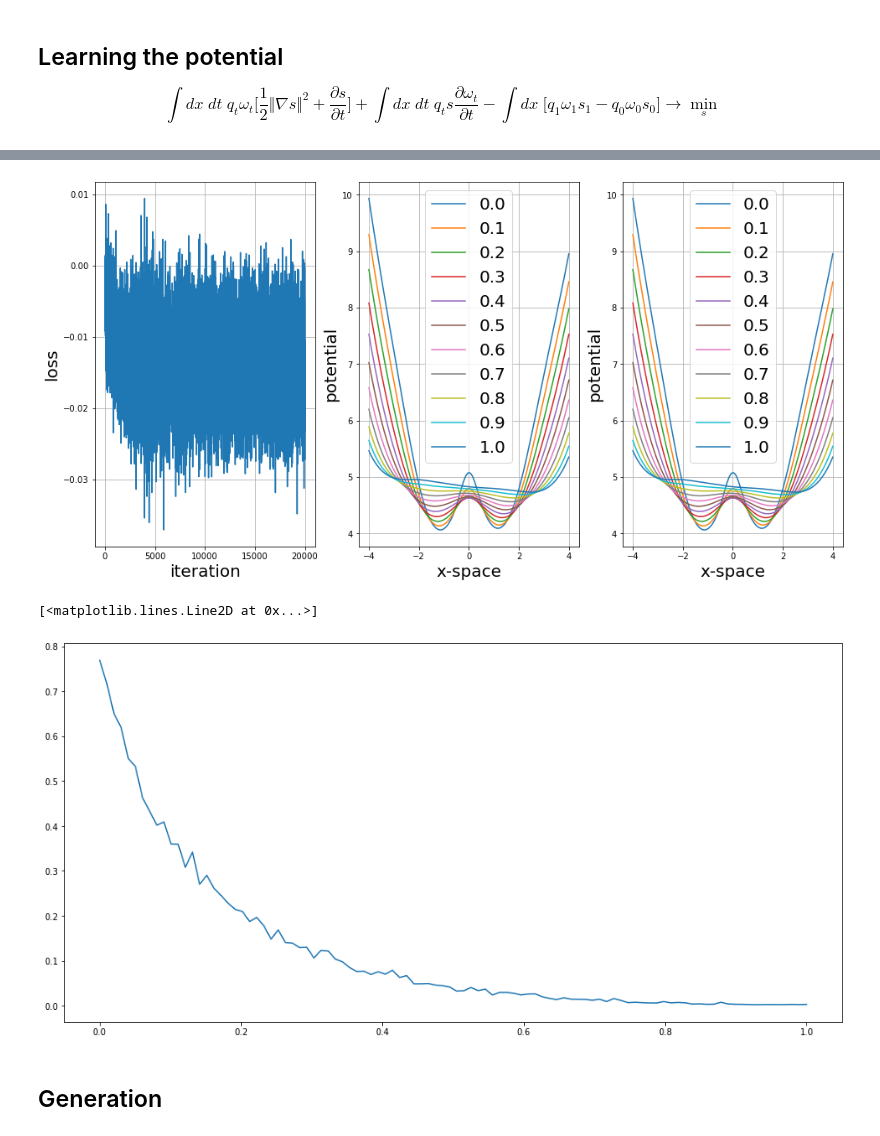
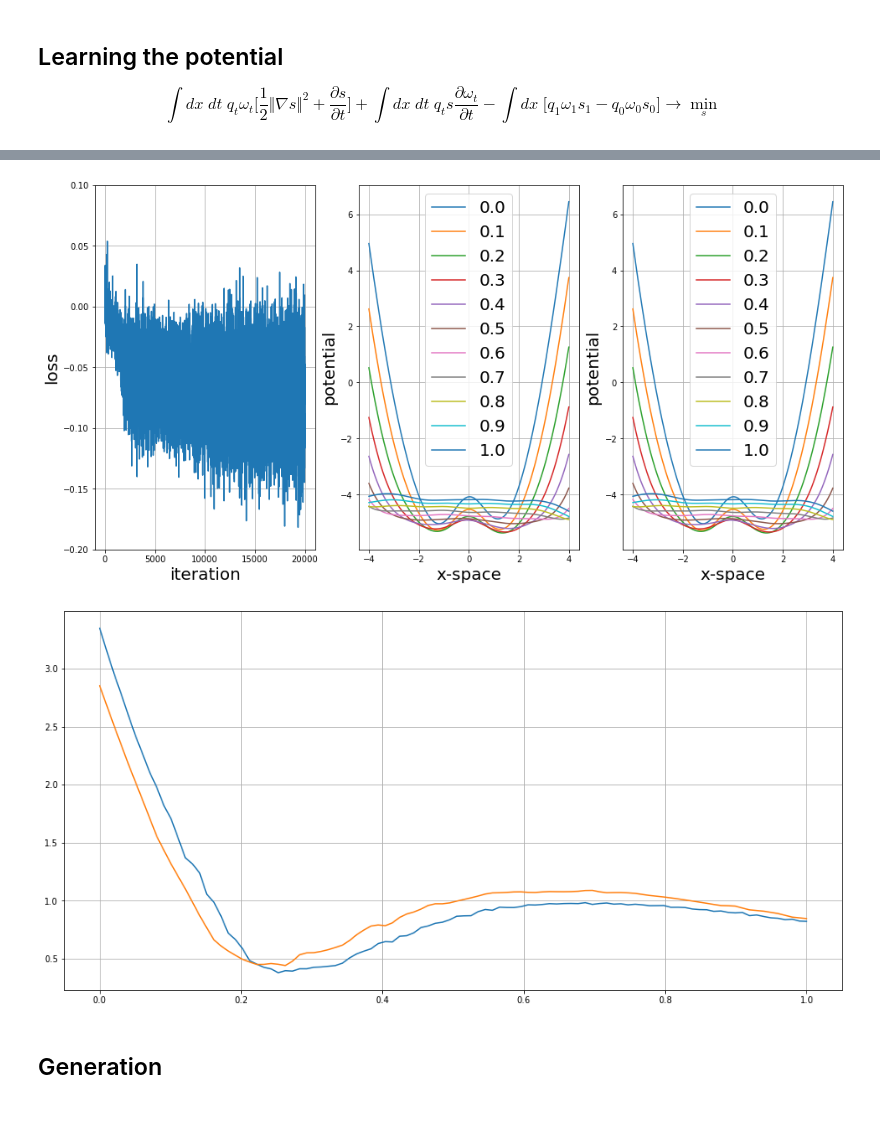
Before and after one commit to necludov/action-matching-pytorch, a Jupyter notebook: notebooks/VP-DDPM.ipynb, the cells around one changed output, grey strips where cells are left out. Saved outputs shown, nothing was run; the diff lists cells and outputs as text; code cells hidden in the pictures.

Commit message:
adaptive loss

```diff
--- a/notebooks/VP-DDPM.ipynb
+++ b/notebooks/VP-DDPM.ipynb
@@ -39,7 +39,7 @@ $$q_t = \mathcal{N}\bigg(x_t|x_0e^{-\frac{1}{2}\int dt'\;\beta(t')},\mathbf{I}(1
 # %%
 device = torch.device('cuda')
 
-q_t = simple
+q_t = vpsde
 
 data_samples = 2000
 data = torch.randn([data_samples,1]) + 2
@@ -88,21 +66,5 @@ plt.grid()
 $$\int dx\;dt\;q_t\omega_t\bigg[\frac{1}{2}\Vert\nabla s\Vert^2 + \frac{\partial s}{\partial t}\bigg] + \int dx\;dt\; q_ts\frac{\partial \omega_t}{\partial t} - \int dx\;\bigg[ q_1\omega_1s_1 - q_0\omega_0s_0\bigg] \to \min_s$$
 # %%
 net = toynet.SmallMLP().to(device)
-s, w, dwdt = get_s(net, 'generic'), w0, dw0dt
+s = get_s(net, 'generic')
+loss_AM = AdaptiveLoss()
-# %%
-torch.manual_seed(1)
-
-optimizer = optim.Adam(net.parameters(), lr=1e-4, betas=(.9, .999))
-n_iter = 20000
-n_samples = 512
-losses = np.zeros(n_iter)
-for i in range(n_iter):
-    for p in net.parameters(): p.grad = None
-
-    x = data[torch.randperm(data.shape[0])[:n_samples]]
-    loss = loss_AM(s, x, w, dwdt, q_t)
-    loss.backward()
-    optimizer.step()
-    losses[i] = loss.detach().cpu().numpy()
-    if (i % 2000) == 0:
-        print('iteration: %d, loss: %.3e' % (i,losses[i]))
@@ -119,0 +71,17 @@ iteration: 18000, loss: -1.070e-02
+# %%
+torch.manual_seed(1)
+
+optimizer = optim.Adam(net.parameters(), lr=1e-4, betas=(.9, .999))
+n_iter = 20000
+n_samples = 512
+losses = np.zeros(n_iter)
+for i in range(n_iter):
+    for p in net.parameters(): p.grad = None
+
+    x = data[torch.randperm(data.shape[0])[:n_samples]]
+    loss = loss_AM.get_loss(s, x, q_t)
+    loss.backward()
+    optimizer.step()
+    losses[i] = loss.detach().cpu().numpy()
+    if (i % 2000) == 0:
+        print('iteration: %d, loss: %.3e' % (i,losses[i]))
@@ -120,33 +99,34 @@ iteration: 18000, loss: -1.070e-02
 # %%
 fs = 20
 
 figsize(16,8)
 plt.subplot(131)
 plt.plot(losses)
+plt.ylim(-0.2,0.1)
 plt.xlabel('iteration', fontsize=fs)
 plt.ylabel('loss', fontsize=fs)
 plt.grid()
 plt.subplot(132)
 n_points = 200
 for i in range(11):
     x = torch.linspace(-4,4,n_points).view(-1,1).to(device)
     t = i/10*torch.ones([n_points,1]).to(device)
     plt.plot(x.cpu().numpy(), s(t,x).detach().cpu().numpy(), label='%.1f' % (i/10))
 plt.xlabel('x-space', fontsize=fs)
 plt.ylabel('potential', fontsize=fs)
 plt.legend(fontsize=fs)
 plt.grid()
 plt.subplot(133)
 n_points = 200
 for i in range(11):
     x = torch.linspace(-4,4,n_points).view(-1,1).to(device)
     t = i/10*torch.ones([n_points,1]).to(device)
     plt.plot(x.cpu().numpy(), net(t,x).detach().cpu().numpy(), label='%.1f' % (i/10))
 plt.xlabel('x-space', fontsize=fs)
 plt.ylabel('potential', fontsize=fs)
 plt.legend(fontsize=fs)
 plt.grid()
 # %% [output]
-[figure, old version]
+[figure, new version]
 # %%
 times = torch.linspace(0,1,100).to(device)
@@ -159,8 +143,10 @@ for i,t in enumerate(times):
 # %%
-plt.plot(times.cpu(), loss_norm.numpy())
+plt.plot(times.cpu(), time_der/time_der.mean())
+plt.plot(times.cpu(), loss_AM.fw(times.cpu()))
+# plt.plot(times.cpu(), torch.sqrt(kinetic)*loss_AM.fw(times.cpu()))
+plt.grid()
 # %% [output]
-[<matplotlib.lines.Line2D at 0x...>]
-[figure, old version]
+[figure, new version]
 # %% [markdown]
 ## Generation
 # %%
```
Also changed, not shown: parts of 8 cells of this notebook, 6 other files.
